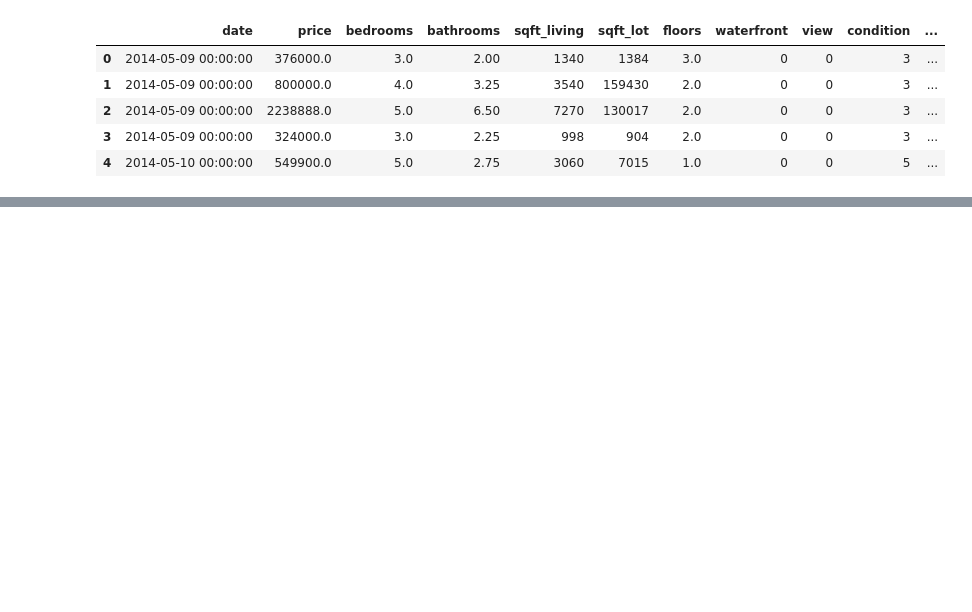
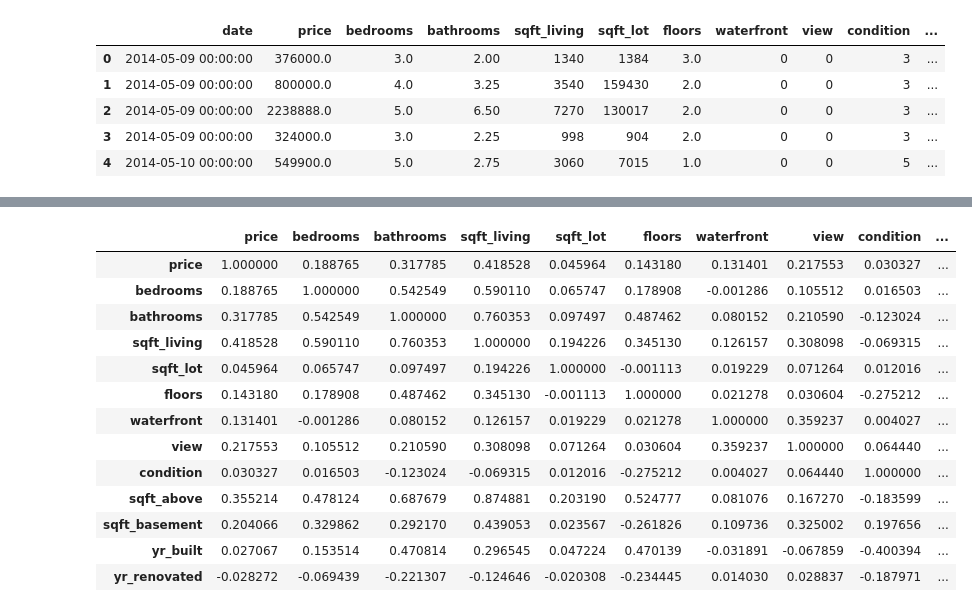
Before and after one commit to carlossil05/G2-Proyecto-DSA, a Jupyter notebook: Entrega 1/Exploracion-datos.ipynb, the cells around one changed output, grey strips where cells are left out. Saved outputs shown, nothing was run; the diff lists cells and outputs as text; code cells hidden in the pictures; blank space fills up the shorter version.

```diff
--- a/Entrega 1/Exploracion-datos.ipynb
+++ b/Entrega 1/Exploracion-datos.ipynb
@@ -20,0 +116,5 @@ df.head()
+# %%
+#Convertir columna date a datetime para facilitar exploración
+df['date'] = pd.to_datetime(df['date'])
+#Se agrupan por mes para evaluar la fecha de las observaciones
+df.groupby(df['date'].dt.to_period('M')).size()
@@ -20,0 +153,19 @@ df.head()
+# %%
+#Matriz de correlación
+corr=df.corr(numeric_only=True)
+corr
+# %% [output]
+|  | price | bedrooms | bathrooms | sqft_living | sqft_lot | floors | waterfront | view | condition | ... |
+| price | 1.000000 | 0.188765 | 0.317785 | 0.418528 | 0.045964 | 0.143180 | 0.131401 | 0.217553 | 0.030327 | ... |
+| bedrooms | 0.188765 | 1.000000 | 0.542549 | 0.590110 | 0.065747 | 0.178908 | -0.001286 | 0.105512 | 0.016503 | ... |
+| bathrooms | 0.317785 | 0.542549 | 1.000000 | 0.760353 | 0.097497 | 0.487462 | 0.080152 | 0.210590 | -0.123024 | ... |
+| sqft_living | 0.418528 | 0.590110 | 0.760353 | 1.000000 | 0.194226 | 0.345130 | 0.126157 | 0.308098 | -0.069315 | ... |
+| sqft_lot | 0.045964 | 0.065747 | 0.097497 | 0.194226 | 1.000000 | -0.001113 | 0.019229 | 0.071264 | 0.012016 | ... |
+| floors | 0.143180 | 0.178908 | 0.487462 | 0.345130 | -0.001113 | 1.000000 | 0.021278 | 0.030604 | -0.275212 | ... |
+| waterfront | 0.131401 | -0.001286 | 0.080152 | 0.126157 | 0.019229 | 0.021278 | 1.000000 | 0.359237 | 0.004027 | ... |
+| view | 0.217553 | 0.105512 | 0.210590 | 0.308098 | 0.071264 | 0.030604 | 0.359237 | 1.000000 | 0.064440 | ... |
+| condition | 0.030327 | 0.016503 | -0.123024 | -0.069315 | 0.012016 | -0.275212 | 0.004027 | 0.064440 | 1.000000 | ... |
+| sqft_above | 0.355214 | 0.478124 | 0.687679 | 0.874881 | 0.203190 | 0.524777 | 0.081076 | 0.167270 | -0.183599 | ... |
+| sqft_basement | 0.204066 | 0.329862 | 0.292170 | 0.439053 | 0.023567 | -0.261826 | 0.109736 | 0.325002 | 0.197656 | ... |
+| yr_built | 0.027067 | 0.153514 | 0.470814 | 0.296545 | 0.047224 | 0.470139 | -0.031891 | -0.067859 | -0.400394 | ... |
+| yr_renovated | -0.028272 | -0.069439 | -0.221307 | -0.124646 | -0.020308 | -0.234445 | 0.014030 | 0.028837 | -0.187971 | ... |
```
Also changed, not shown: parts of 14 cells of this notebook.
